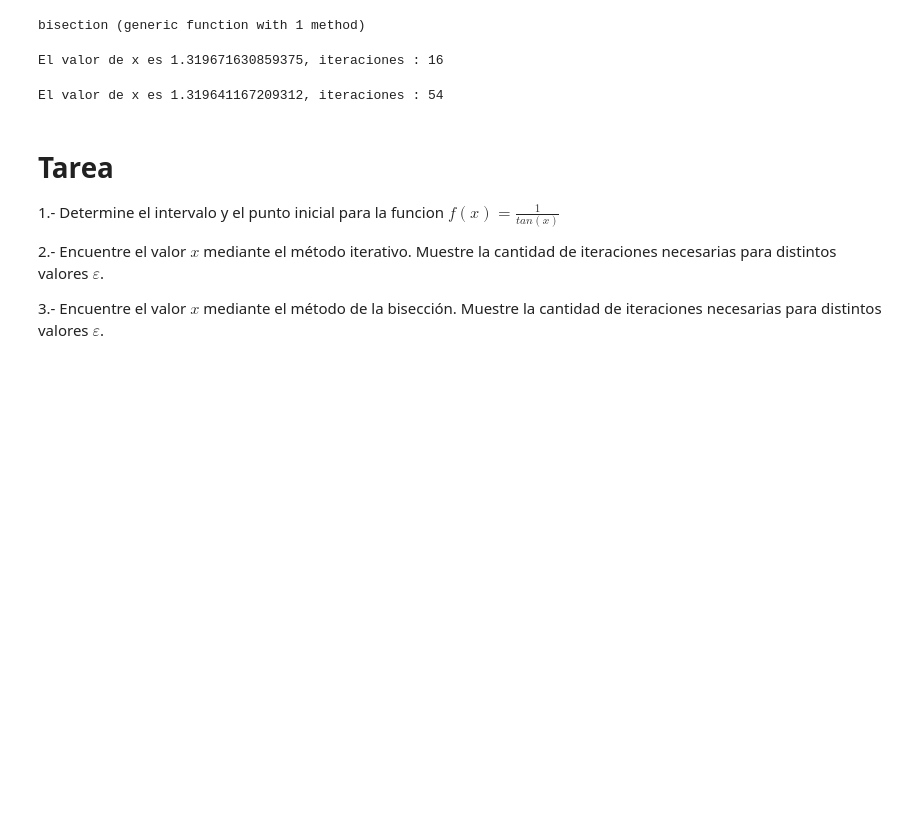
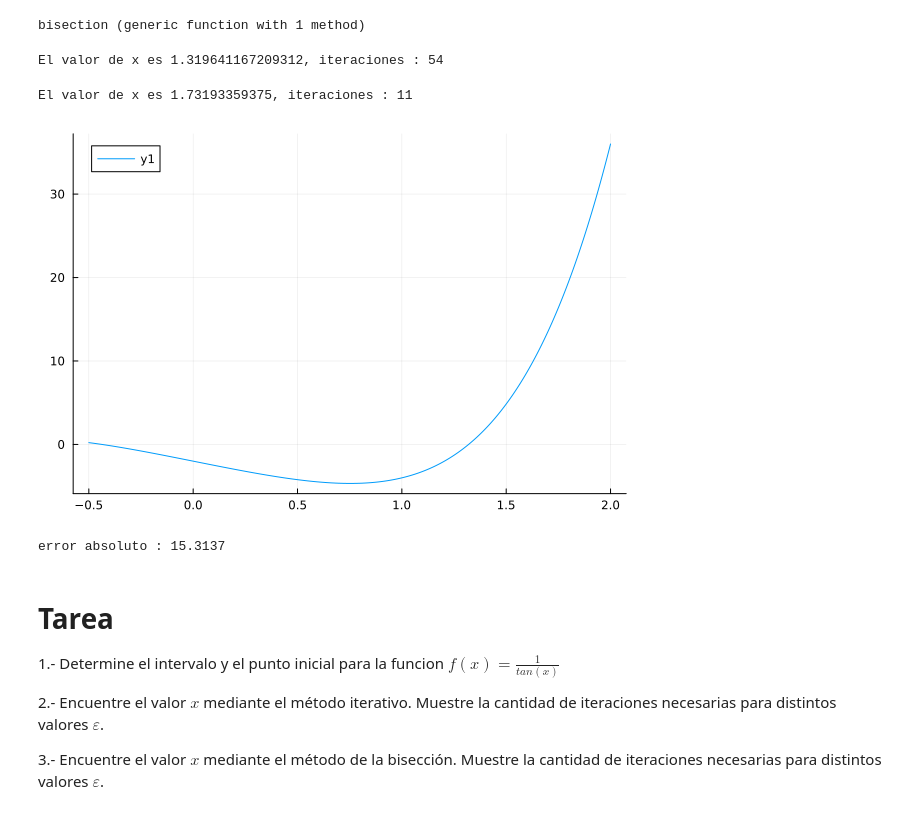
Before and after one commit to sherna90/computacion_numerica, a Jupyter notebook: 4.-biseccion.ipynb, the cells around one changed output. Saved outputs shown, nothing was run; the diff lists cells and outputs as text; code cells hidden in the pictures; blank space fills up the shorter version.

```diff
--- a/4.-biseccion.ipynb
+++ b/4.-biseccion.ipynb
@@ -87,15 +116,28 @@ end
 # %% [output]
 bisection (generic function with 1 method)
 # %%
-y,c,n=bisection(x->x^5+2x^3-5x-2,0,2,10^(-4),20)
+y,c,n=bisection(x->x^5+2x^3-5x-2,0,2,eps(),200)
 print("El valor de x es $c, iteraciones : $n")
 # %% [output]
-El valor de x es 1.319671630859375, iteraciones : 16
+El valor de x es 1.319641167209312, iteraciones : 54
 # %%
-y,c,n=bisection(x->x^5+2x^3-5x-2,0,2,eps(),1e4)
+y,c,n=bisection(x->x^2-3,1.0,2.0,1e-3,100)
 print("El valor de x es $c, iteraciones : $n")
 # %% [output]
-El valor de x es 1.319641167209312, iteraciones : 54
+El valor de x es 1.73193359375, iteraciones : 11
+# %%
+f(x)=x^5+2x^3-5x-2
+
+x=-0.5:0.01:2
+y=f.(x)
+plot(x,y,Linewidth=2)
+# %% [output]
+[figure, added]
+# %%
+err=round(abs(f(c)),digits=4)
+print("error absoluto : $err")
+# %% [output]
+error absoluto : 15.3137
 # %% [markdown]
 # Tarea
 
```
Also changed, not shown: parts of 13 cells of this notebook, 2 other files.
